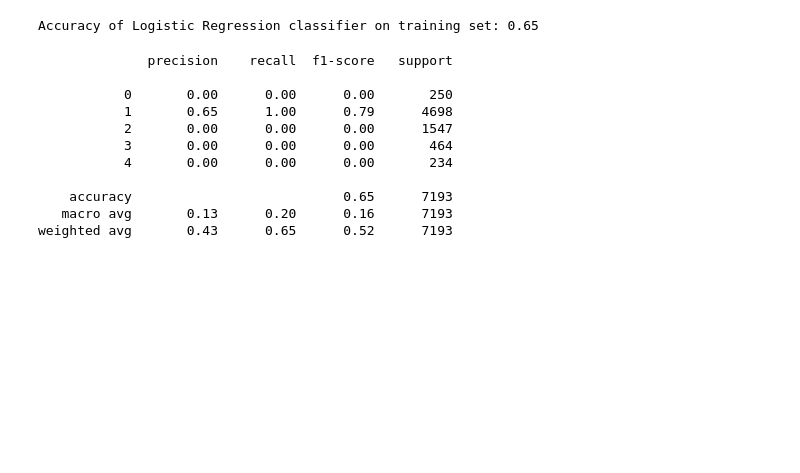
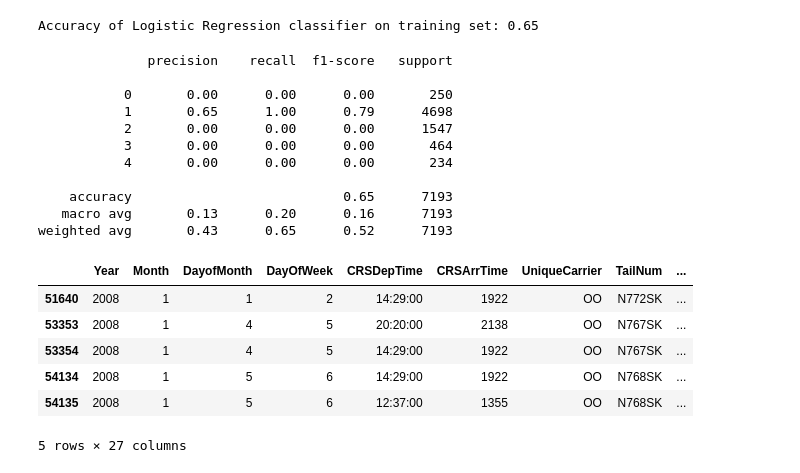
Before and after one commit to lochlynlaskowski/Airline_delays, a Jupyter notebook: Airline delays - explore.ipynb, the cells around one changed output. Drawn from its saved outputs; the diff is of its cells as text; code cells hidden in the pictures; blank space fills up the shorter version.

```diff
--- a/Airline delays - explore.ipynb
+++ b/Airline delays - explore.ipynb
@@ -462,3 +481,8 @@ Reject the null
+# %%
+df.CRSDepTime = pd.to_datetime(df.CRSDepTime , format='%H%M').dt.time
+df['departure_hour'] = pd.to_datetime(df['CRSDepTime'], format='%H:%M:%S').dt.hour
+# df.CRSArrTime = pd.to_datetime(df.CRSArrTime , format='%H%M').dt.time
+# df['arrival_hour'] = pd.to_datetime(df['CRSArrTime'], format='%H:%M:%S').dt.hour
 # %% [markdown]
 **Answers to questions**
 - Does the airline impact flight delays? **Yes, airlines and delayed status are dependent.**
@@ -705,3 +729,13 @@ print(classification_report(y_train, y_pred))
     accuracy                           0.65      7193
    macro avg       0.13      0.20      0.16      7193
 weighted avg       0.43      0.65      0.52      7193
+# %%
+df.head()
+# %% [output]
+|  | Year | Month | DayofMonth | DayOfWeek | CRSDepTime | CRSArrTime | UniqueCarrier | TailNum | ... |
+| 51640 | 2008 | 1 | 1 | 2 | 14:29:00 | 1922 | OO | N772SK | ... |
+| 53353 | 2008 | 1 | 4 | 5 | 20:20:00 | 2138 | OO | N767SK | ... |
+| 53354 | 2008 | 1 | 4 | 5 | 14:29:00 | 1922 | OO | N767SK | ... |
+| 54134 | 2008 | 1 | 5 | 6 | 14:29:00 | 1922 | OO | N768SK | ... |
+| 54135 | 2008 | 1 | 5 | 6 | 12:37:00 | 1355 | OO | N768SK | ... |
+5 rows × 27 columns
```
Also changed, not shown: parts of 7 cells of this notebook, 1 other file.
